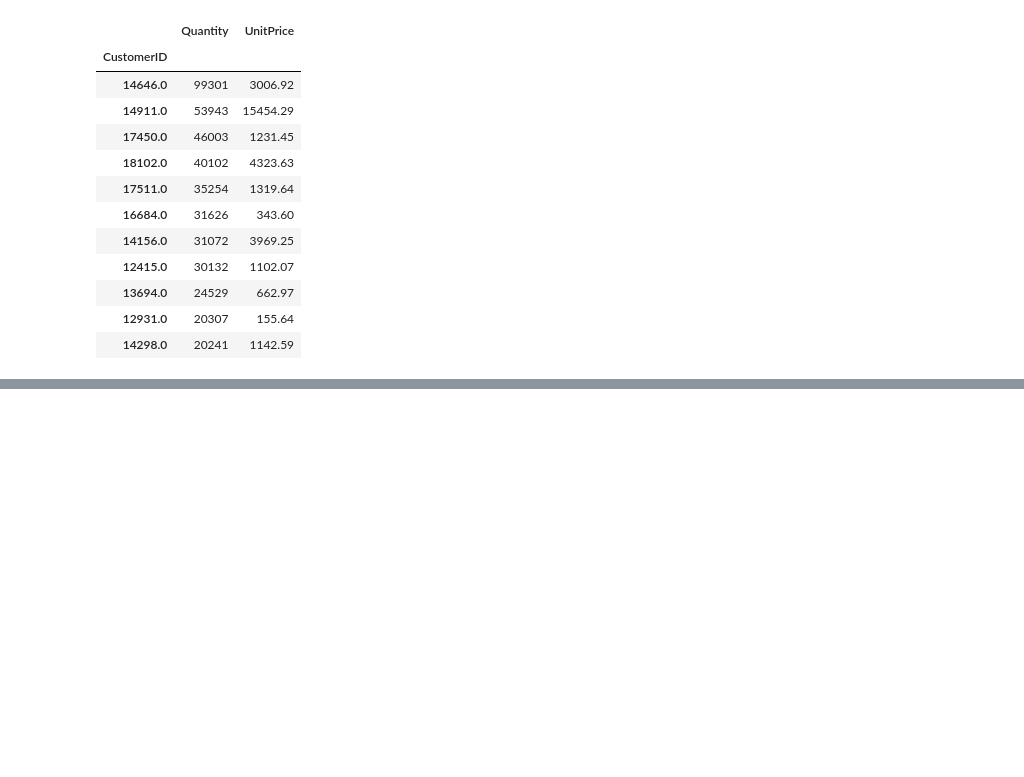
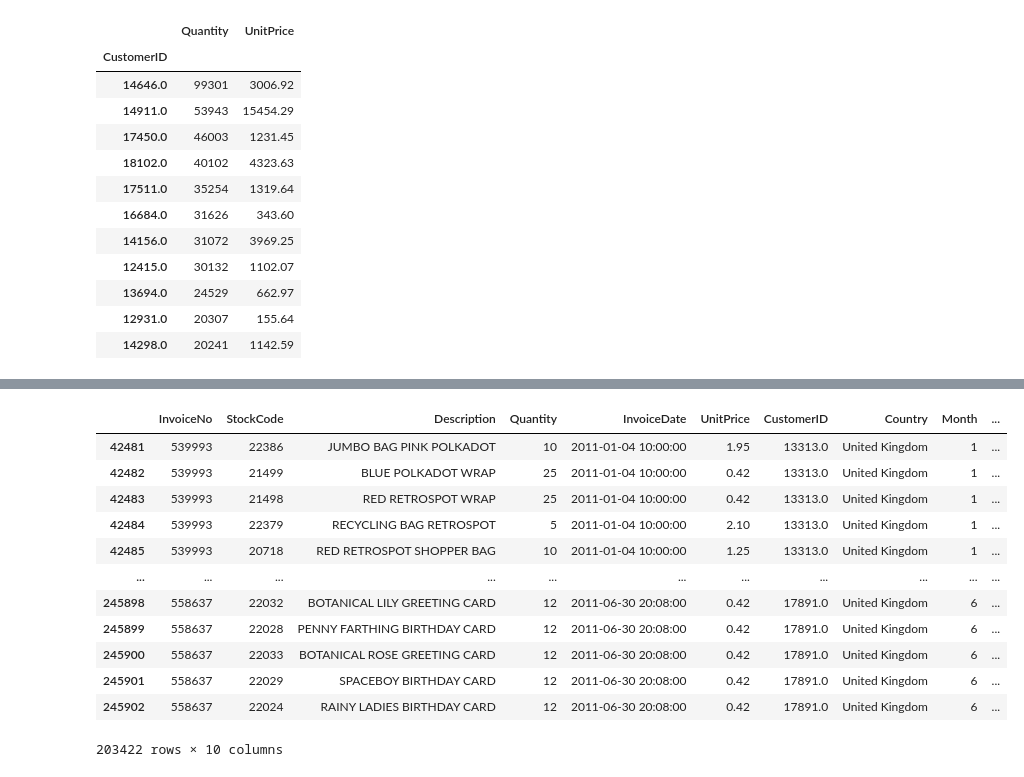
Before and after one commit to georgiev-ventsi/ecommerce-data-analysis, a Jupyter notebook: E-commerce_analysis.ipynb, the cells around one changed output, grey strips where cells are left out. Saved outputs shown, nothing was run; the diff lists cells and outputs as text; code cells hidden in the pictures; blank space fills up the shorter version.

Commit message:
Make a function to generate a Sales column

```diff
--- a/E-commerce_analysis.ipynb
+++ b/E-commerce_analysis.ipynb
@@ -466,0 +465,24 @@ make_column_with_inv_month(h2_2011)
+# %%
+# Make a function to generate a Sales column which consist of by providing a dataframe
+# The Sales column consists of the quantity of product sold multiplied by its unit price
+
+def make_column_sales(dataframe):
+    dataframe['Sales'] = dataframe['Quantity'] * dataframe['UnitPrice']
+    dataframe['Sales'] = dataframe['Sales'].astype(float)
+    return dataframe
+# %%
+make_column_sales(h1_2011)
+# %% [output]
+|  | InvoiceNo | StockCode | Description | Quantity | InvoiceDate | UnitPrice | CustomerID | Country | Month | ... |
+| 42481 | 539993 | 22386 | JUMBO BAG PINK POLKADOT | 10 | 2011-01-04 10:00:00 | 1.95 | 13313.0 | United Kingdom | 1 | ... |
+| 42482 | 539993 | 21499 | BLUE POLKADOT WRAP | 25 | 2011-01-04 10:00:00 | 0.42 | 13313.0 | United Kingdom | 1 | ... |
+| 42483 | 539993 | 21498 | RED RETROSPOT WRAP | 25 | 2011-01-04 10:00:00 | 0.42 | 13313.0 | United Kingdom | 1 | ... |
+| 42484 | 539993 | 22379 | RECYCLING BAG RETROSPOT | 5 | 2011-01-04 10:00:00 | 2.10 | 13313.0 | United Kingdom | 1 | ... |
+| 42485 | 539993 | 20718 | RED RETROSPOT SHOPPER BAG | 10 | 2011-01-04 10:00:00 | 1.25 | 13313.0 | United Kingdom | 1 | ... |
+| ... | ... | ... | ... | ... | ... | ... | ... | ... | ... | ... |
+| 245898 | 558637 | 22032 | BOTANICAL LILY GREETING CARD | 12 | 2011-06-30 20:08:00 | 0.42 | 17891.0 | United Kingdom | 6 | ... |
+| 245899 | 558637 | 22028 | PENNY FARTHING BIRTHDAY CARD | 12 | 2011-06-30 20:08:00 | 0.42 | 17891.0 | United Kingdom | 6 | ... |
+| 245900 | 558637 | 22033 | BOTANICAL ROSE GREETING CARD | 12 | 2011-06-30 20:08:00 | 0.42 | 17891.0 | United Kingdom | 6 | ... |
+| 245901 | 558637 | 22029 | SPACEBOY BIRTHDAY CARD | 12 | 2011-06-30 20:08:00 | 0.42 | 17891.0 | United Kingdom | 6 | ... |
+| 245902 | 558637 | 22024 | RAINY LADIES BIRTHDAY CARD | 12 | 2011-06-30 20:08:00 | 0.42 | 17891.0 | United Kingdom | 6 | ... |
+203422 rows × 10 columns
```
Also changed, not shown: parts of 21 cells of this notebook.
